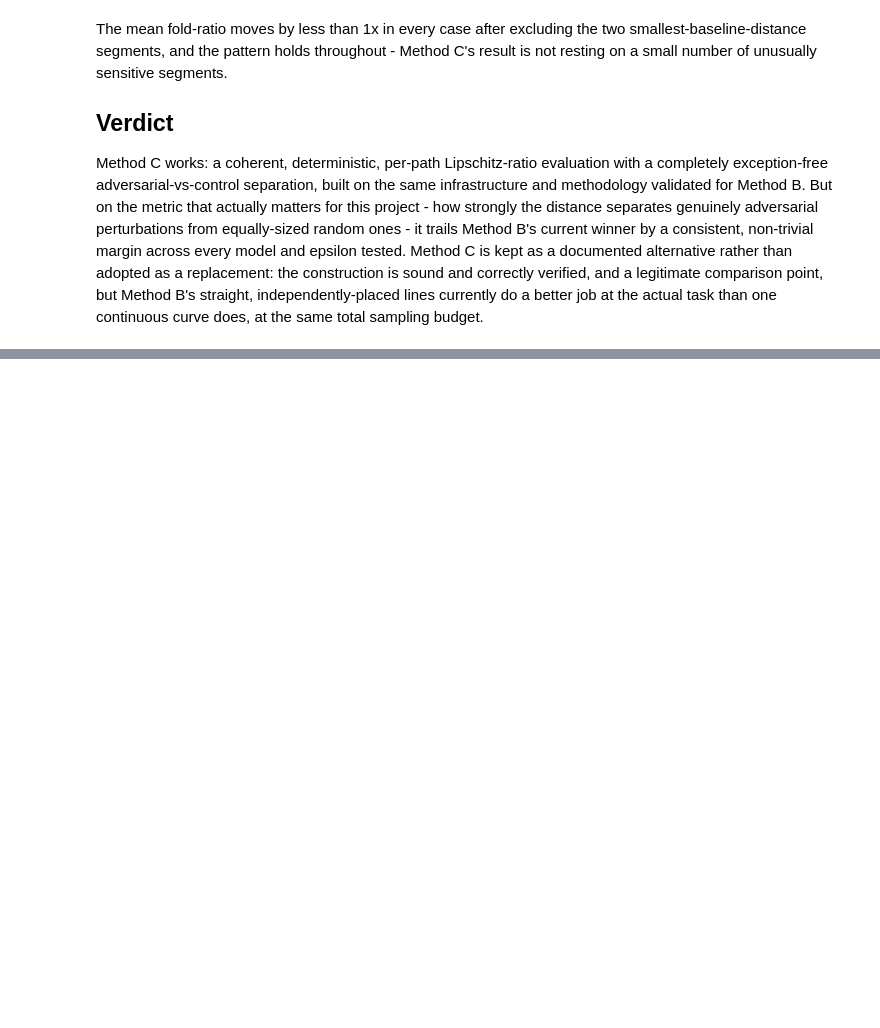
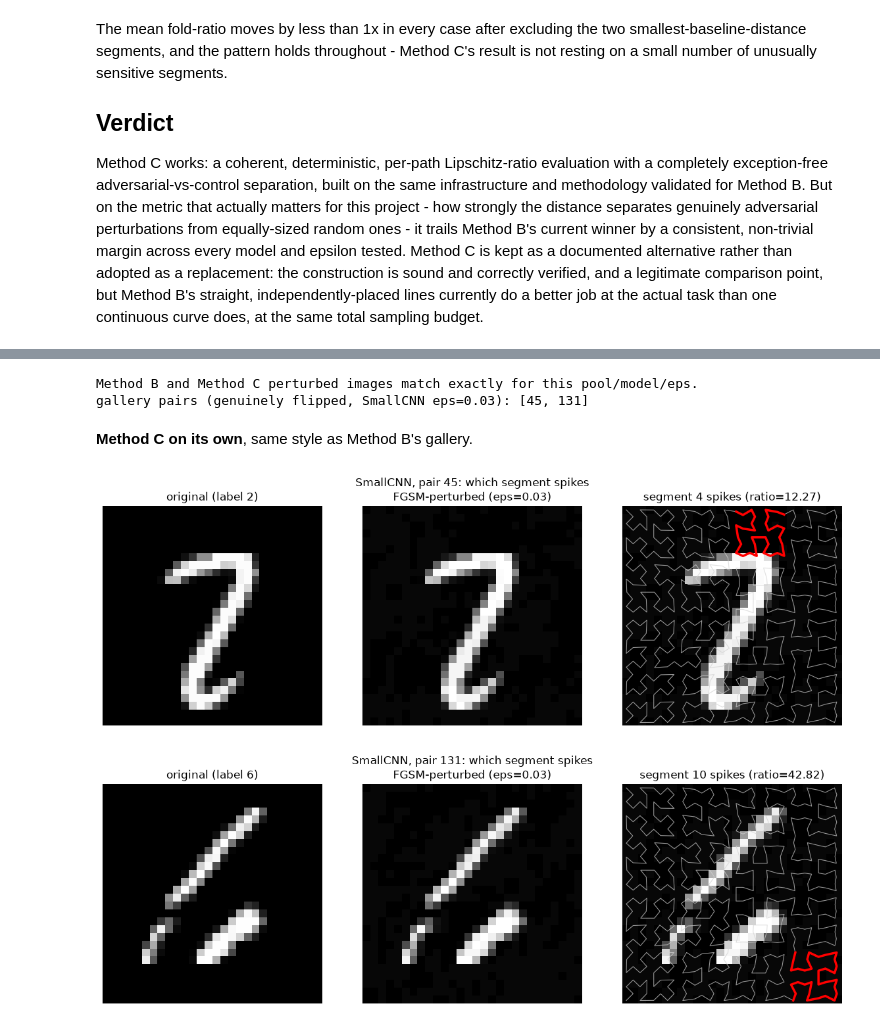
Before and after one commit to Kilobyte947/Datasig, a Jupyter notebook: signature_distance/notebook_method_c.ipynb, the cells around one changed output, grey strips where cells are left out. Saved outputs shown, nothing was run; the diff lists cells and outputs as text; code cells hidden in the pictures; blank space fills up the shorter version.

```diff
--- a/signature_distance/notebook_method_c.ipynb
+++ b/signature_distance/notebook_method_c.ipynb
@@ -223,0 +241,5 @@ continuous curve does, at the same total sampling budget.
+# %%
+gallery_b = ppae.run_per_path_adversarial_eval(
+    n_per_class=20, epsilons=(0.02, 0.03, 0.05), seed=0,
+    cnn_epochs=3, strong_epochs=3, verbose=True,
+)
@@ -223,0 +257,5 @@ continuous curve does, at the same total sampling budget.
+# %%
+gallery_c = mcg.run_hilbert_adversarial_eval_with_images(
+    depth=3, n_per_class=20, epsilons=(0.02, 0.03, 0.05), seed=0,
+    cnn_epochs=3, strong_epochs=3, verbose=True,
+)
@@ -223,0 +273,25 @@ continuous curve does, at the same total sampling budget.
+# %%
+# same eval pool, same trained models, same FGSM - confirm the pairs genuinely match
+# before using them for a side-by-side comparison, rather than assuming it
+assert torch.equal(gallery_b['labels'], gallery_c['labels'])
+x_adv_b = gallery_b['models']['SmallCNN']['eps'][0.03]['x_adv']
+x_adv_c = gallery_c['models']['SmallCNN']['eps'][0.03]['x_adv']
+assert torch.allclose(x_adv_b, x_adv_c, atol=1e-6)
+print('Method B and Method C perturbed images match exactly for this pool/model/eps.')
+
+flip_idx = gallery_b['models']['SmallCNN']['eps'][0.03]['flip_mask'].nonzero(as_tuple=True)[0].tolist()
+gallery_pairs = flip_idx[:2]
+print('gallery pairs (genuinely flipped, SmallCNN eps=0.03):', gallery_pairs)
+# %% [output]
+Method B and Method C perturbed images match exactly for this pool/model/eps.
+gallery pairs (genuinely flipped, SmallCNN eps=0.03): [45, 131]
+# %% [markdown]
+**Method C on its own**, same style as Method B's gallery.
+# %%
+for pair_idx in gallery_pairs:
+    fig = mcg.plot_hilbert_spike_gallery(gallery_c, 'SmallCNN', 0.03, pair_idx=pair_idx)
+    display(fig)
+    plt.close(fig)
+# %% [output]
+[figure, added]
+[figure, added]
```
Also changed, not shown: parts of 7 cells of this notebook, 2 other files.
